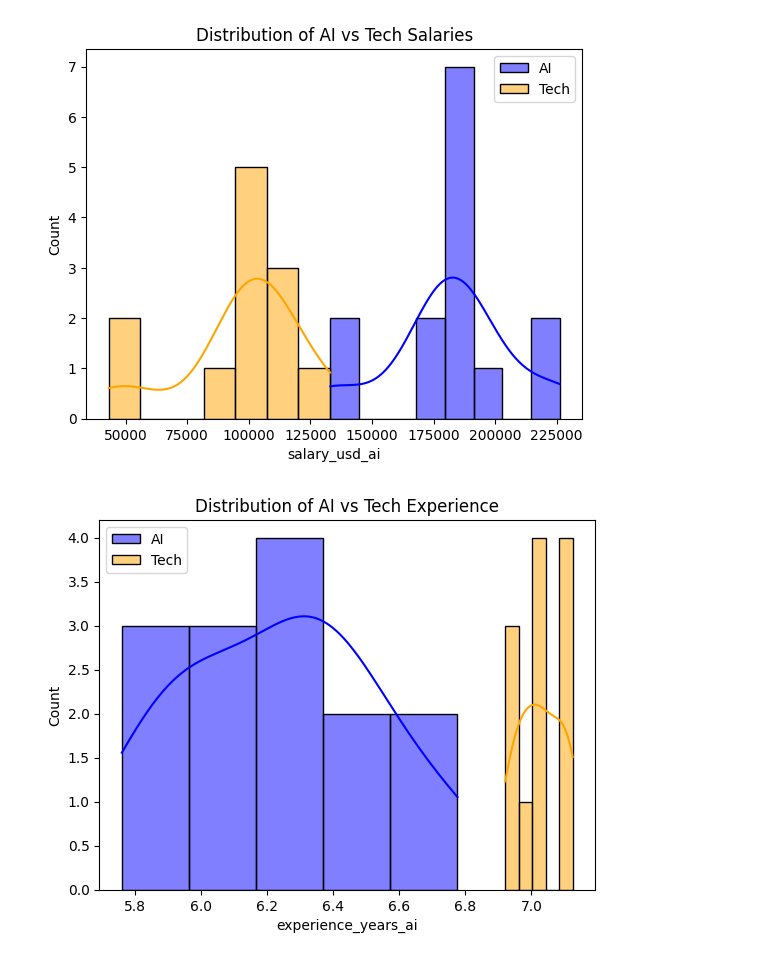
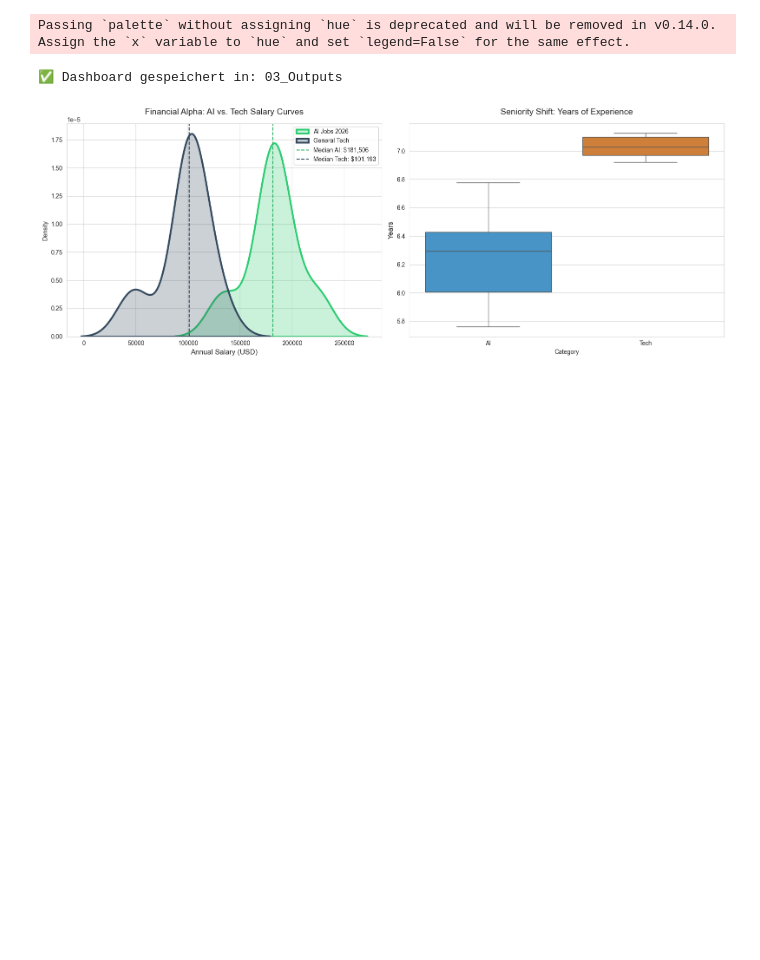
Before and after one commit to CypherTyphoon/Portfolio_Insights, a Jupyter notebook: 03_AI_Jobs_Cities.ipynb, the cells around one changed output. Saved outputs shown, nothing was run; the diff lists cells and outputs as text; code cells hidden in the pictures; blank space fills up the shorter version.

```diff
--- a/03_AI_Jobs_Cities.ipynb
+++ b/03_AI_Jobs_Cities.ipynb
@@ -193,21 +423,41 @@ dtype: int64
 # %%
-import seaborn as sns
-import matplotlib.pyplot as plt
+# 1. Wir erstellen ein 1x2 Grid für den direkten Vergleich
+fig, axes = plt.subplots(1, 2, figsize=(16, 6))
+sns.set_style("whitegrid")
 
-# AI vs Tech Gehälter
-sns.histplot(df['salary_usd_ai'], kde=True, color='blue', label='AI')
-sns.histplot(df['salary_usd_tech'], kde=True, color='orange', label='Tech')
-plt.legend()
-plt.title('Distribution of AI vs Tech Salaries')
+# --- Plot 1: Gehalts-Benchmark (KDE für Dichte) ---
+# KDE (Kernel Density Estimation) ist bei Gehältern oft sauberer als Histogramme
+sns.kdeplot(df_master['salary_usd_ai'], fill=True, color='#2ecc71', label='AI Jobs 2026', ax=axes[0], lw=3)
+sns.kdeplot(df_master['salary_usd_tech'], fill=True, color='#34495e', label='General Tech', ax=axes[0], lw=3)
+
+# Statistische Overlays (Der Median ist bei Gehältern aussagekräftiger als der Durchschnitt)
+med_ai = df_master['salary_usd_ai'].median()
+med_tech = df_master['salary_usd_tech'].median()
+
+axes[0].axvline(med_ai, color='#27ae60', linestyle='--', label=f'Median AI: ${med_ai:,.0f}')
+axes[0].axvline(med_tech, color='#2c3e50', linestyle='--', label=f'Median Tech: ${med_tech:,.0f}')
+
+axes[0].set_title('Financial Alpha: AI vs. Tech Salary Curves', fontsize=14, pad=15)
+axes[0].set_xlabel('Annual Salary (USD)', fontsize=12)
+axes[0].legend()
+
+# --- Plot 2: Erfahrungs-Kurve (Boxplot für Verteilung) ---
+# Boxplots zeigen uns Ausreißer und die Quartile besser als ein Histplot
+exp_data = df_master[['experience_years_ai', 'experience_years_tech']].melt()
+exp_data.columns = ['Category', 'Years']
+exp_data['Category'] = exp_data['Category'].replace({'experience_years_ai': 'AI', 'experience_years_tech': 'Tech'})
+
+sns.boxplot(x='Category', y='Years', data=exp_data, palette=['#3498db', '#e67e22'], ax=axes[1])
+axes[1].set_title('Seniority Shift: Years of Experience', fontsize=14, pad=15)
+axes[1].set_ylabel('Years', fontsize=12)
+
+# --- Finale Optimierung & Export ---
+plt.tight_layout()
+plt.savefig(OUT_DIR / "03_ai_vs_tech_market_comparison.png", dpi=300)
+print(f"✅ Dashboard gespeichert in: {OUT_DIR}")
 plt.show()
-
-# Erfahrung
-sns.histplot(df['experience_years_ai'], kde=True, color='blue', label='AI')
-sns.histplot(df['experience_years_tech'], kde=True, color='orange', label='Tech')
-plt.legend()
-plt.title('Distribution of AI vs Tech Experience')
-plt.show()
 # %% [output]
+Passing `palette` without assigning `hue` is deprecated and will be removed in v0.14.0. Assign the `x` variable to `hue` and set `legend=False` for the same effect.
+✅ Dashboard gespeichert in: 03_Outputs
-[figure, old version]
+[figure, new version]
-[figure, removed]
 # %%
```
Also changed, not shown: parts of 26 cells of this notebook, 24 other files.
